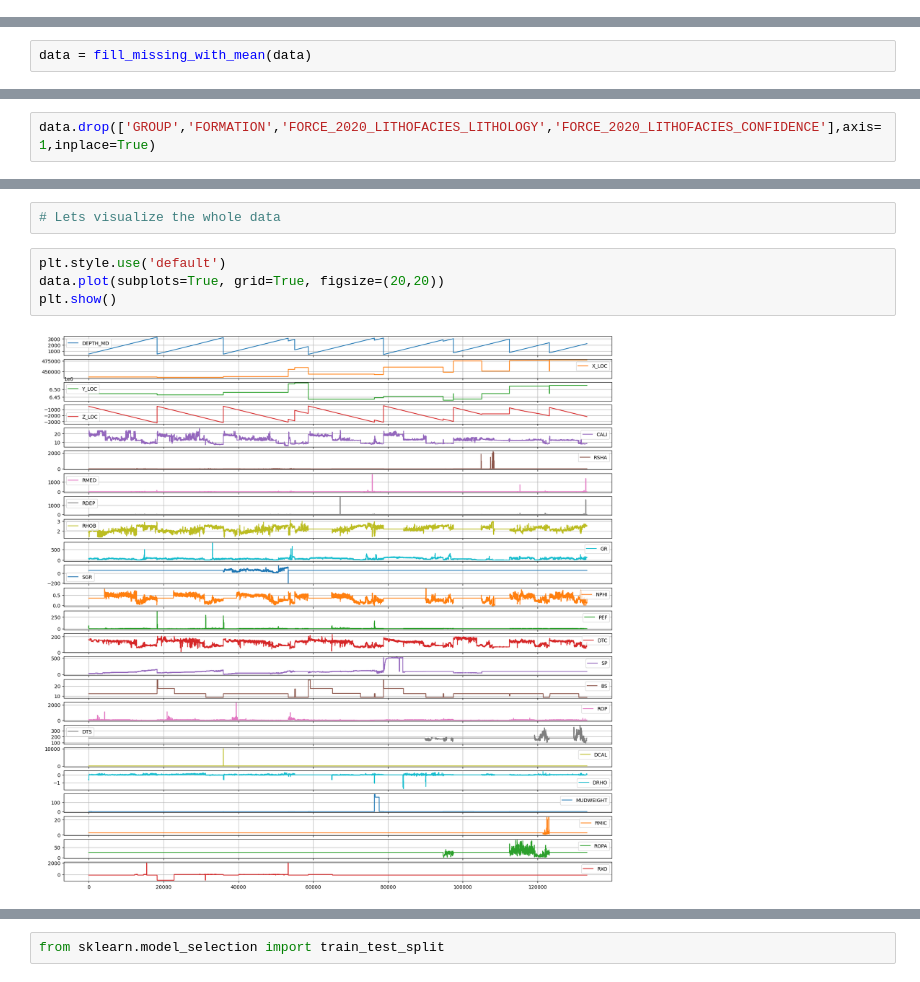
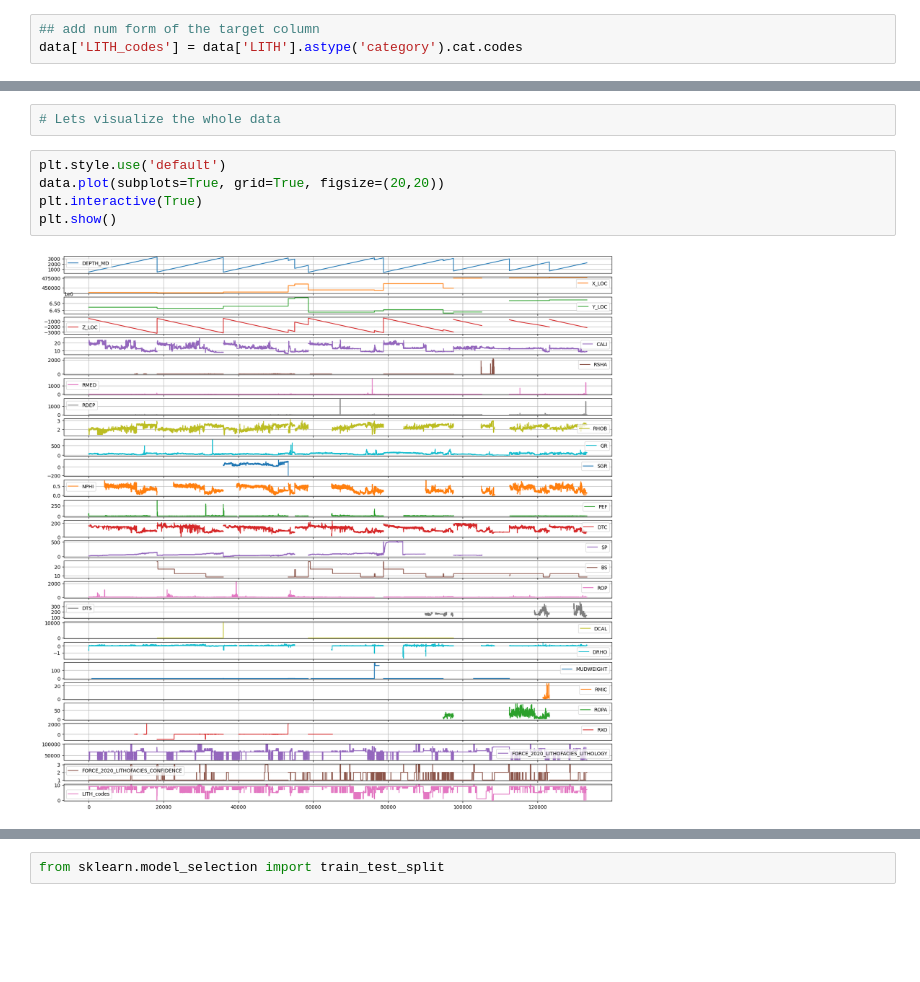
Before and after one commit to SethDwumah/Petroleum_DS-ML, a Jupyter notebook: Rock Type (Lithology) Classification Using ML.ipynb, the cells around one changed output, grey strips where cells are left out. Saved outputs shown, nothing was run; the diff lists cells and outputs as text; blank space fills up the shorter version.

```diff
--- a/Rock Type (Lithology) Classification Using ML.ipynb
+++ b/Rock Type (Lithology) Classification Using ML.ipynb
@@ -63,3 +79,6 @@ memory usage: 30.5+ MB
+# %%
+## add num form of the target column
+data['LITH_codes'] = data['LITH'].astype('category').cat.codes
 # %% [markdown]
 ### Check NaN
 # %%
@@ -99,2 +107,0 @@ def fill_missing_with_mean(df):
-# %%
-data = fill_missing_with_mean(data)
@@ -155,2 +107,0 @@ memory usage: 30.5+ MB
-# %%
-data.drop(['GROUP','FORMATION','FORCE_2020_LITHOFACIES_LITHOLOGY','FORCE_2020_LITHOFACIES_CONFIDENCE'],axis=1,inplace=True)
@@ -182,6 +146,7 @@ data.describe()
 # %%
 plt.style.use('default')
 data.plot(subplots=True, grid=True, figsize=(20,20))
+plt.interactive(True)
 plt.show()
 # %% [output]
-[figure, old version]
+[figure, new version]
```
Also changed, not shown: parts of 69 cells of this notebook, 37 other files.
